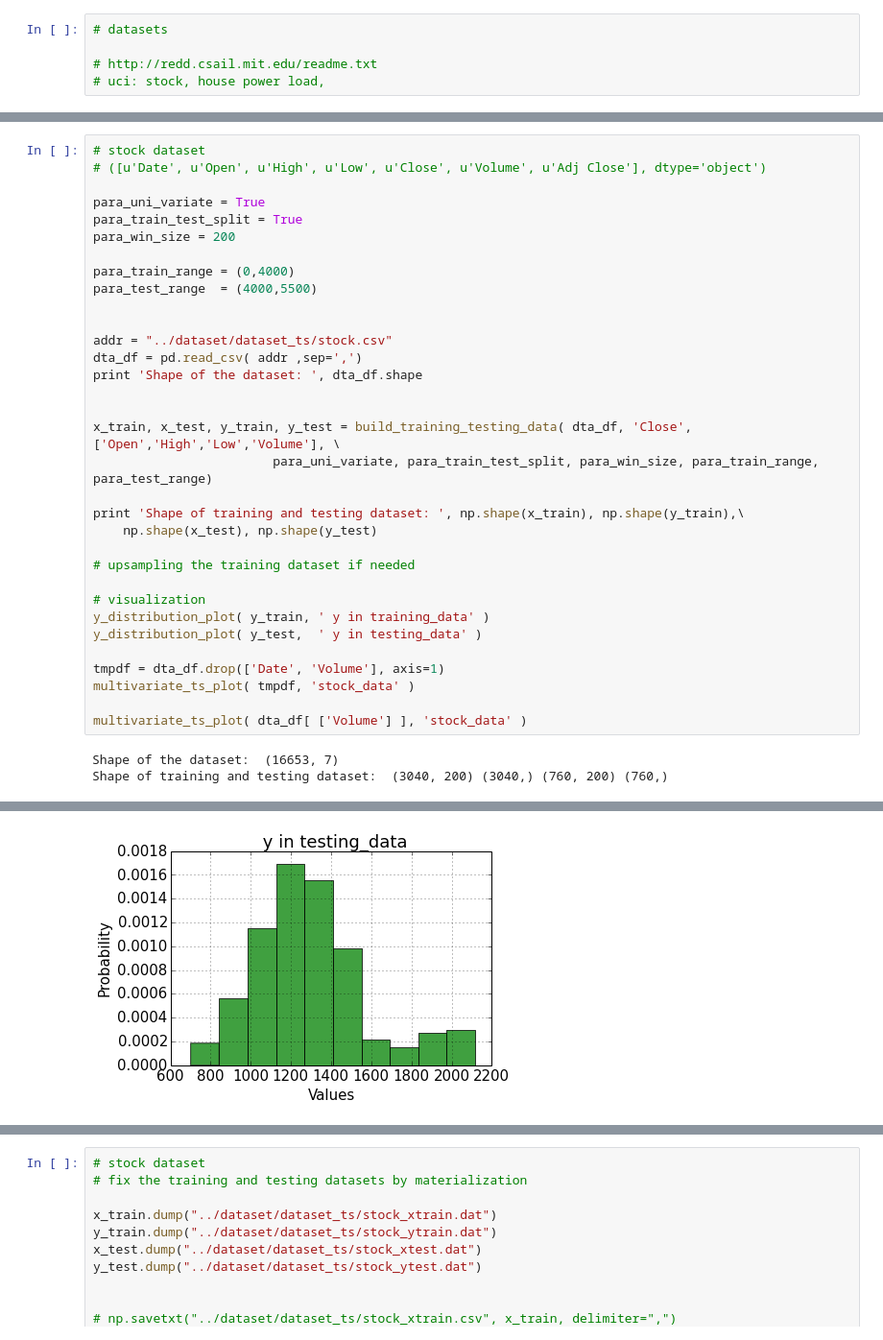
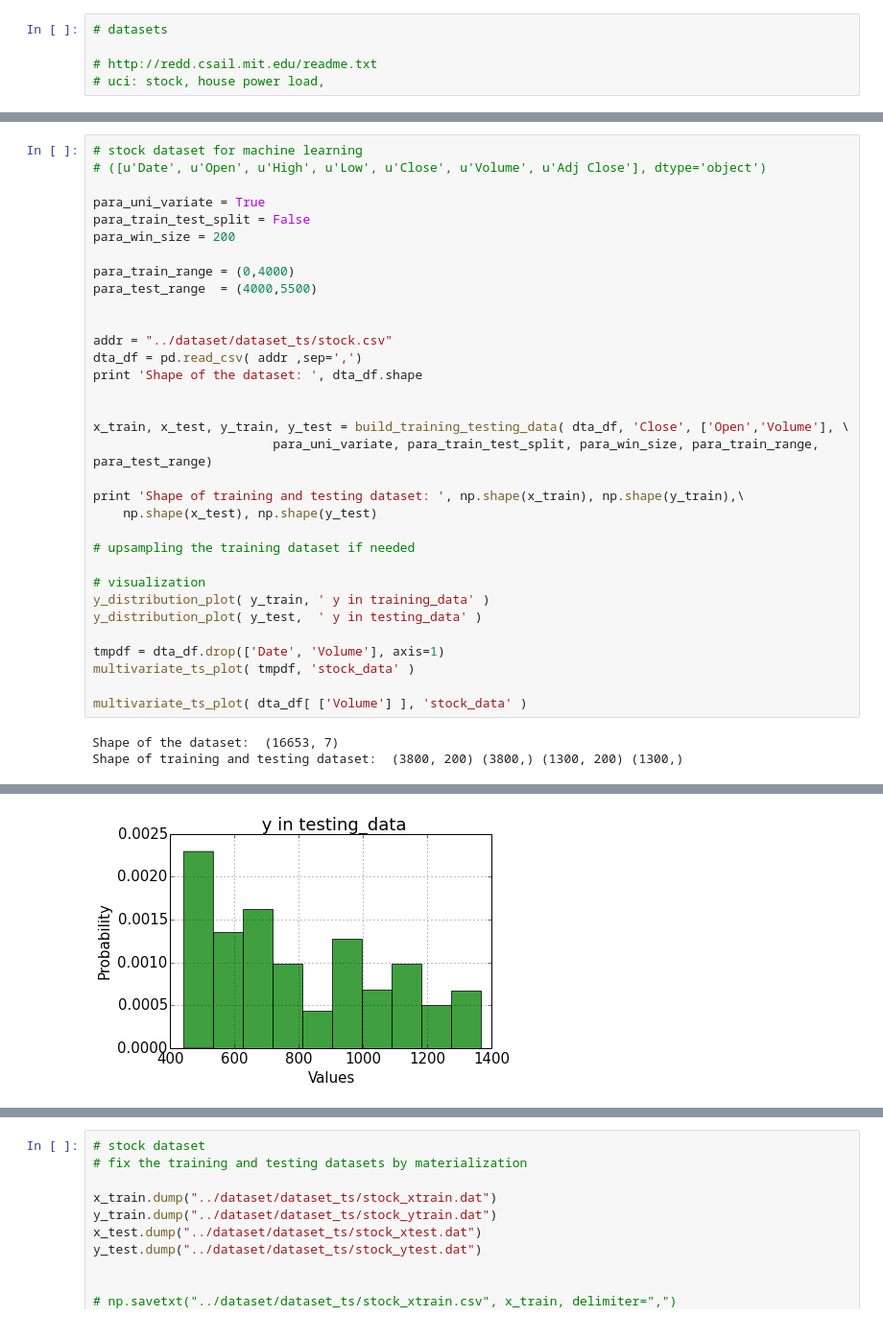
Before and after one commit to weilai0980/tsRNN, a Jupyter notebook: data_prep_offline.ipynb, the cells around one changed output, grey strips where cells are left out. Shown at 96% size. Drawn from its saved outputs; the diff is of its cells as text.

```diff
--- a/data_prep_offline.ipynb
+++ b/data_prep_offline.ipynb
@@ -173,9 +197,9 @@ def build_training_testing_data( dta_df, target_col, indep_col, \
 # %%
-# stock dataset
+# stock dataset for machine learning
 # ([u'Date', u'Open', u'High', u'Low', u'Close', u'Volume', u'Adj Close'], dtype='object')
 
 para_uni_variate = True
-para_train_test_split = True
+para_train_test_split = False
 para_win_size = 200
 
 para_train_range = (0,4000)
@@ -187,7 +211,7 @@ dta_df = pd.read_csv( addr ,sep=',')
 print 'Shape of the dataset: ', dta_df.shape
 
 
-x_train, x_test, y_train, y_test = build_training_testing_data( dta_df, 'Close', ['Open','High','Low','Volume'], \
+x_train, x_test, y_train, y_test = build_training_testing_data( dta_df, 'Close', ['Open','Volume'], \
                         para_uni_variate, para_train_test_split, para_win_size, para_train_range, para_test_range)
 
 print 'Shape of training and testing dataset: ', np.shape(x_train), np.shape(y_train),\
@@ -205,4 +229,4 @@ multivariate_ts_plot( tmpdf, 'stock_data' )
 multivariate_ts_plot( dta_df[ ['Volume'] ], 'stock_data' )
 # %% [output]
 Shape of the dataset:  (16653, 7)
-Shape of training and testing dataset:  (3040, 200) (3040,) (760, 200) (760,)
+Shape of training and testing dataset:  (3800, 200) (3800,) (1300, 200) (1300,)
@@ -210,4 +234,4 @@ Shape of training and testing dataset:  (3040, 200) (3040,) (760, 200) (760,)
-[figure, old version]
+[figure, new version]
 [figure]
 [figure]
 # %%
```
Also changed, not shown: parts of 4 cells of this notebook, 8 other files.
